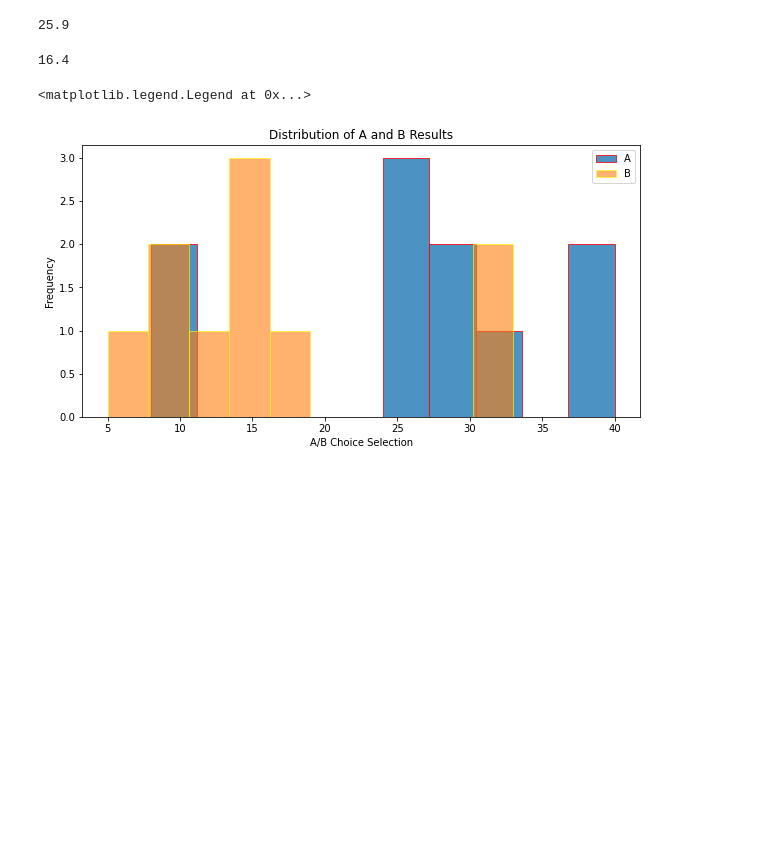
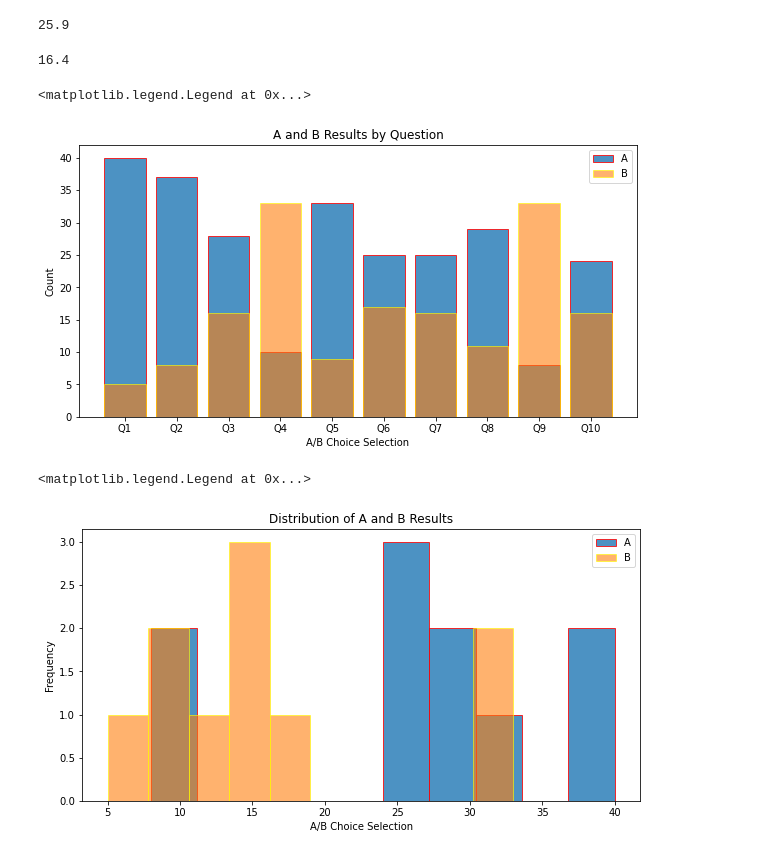
Before and after one commit to a-pa99/Course-Recommender-System-Capstone, a Jupyter notebook: Appendix/A B Test Stats.ipynb, the cells around one changed output. Saved outputs shown, nothing was run; the diff lists cells and outputs as text; code cells hidden in the pictures; blank space fills up the shorter version.

```diff
--- a/Appendix/A B Test Stats.ipynb
+++ b/Appendix/A B Test Stats.ipynb
@@ -248,6 +248,28 @@ twos_total = np.array([5,8,16,33,9,17,16,11,33,16])
 np.mean(twos_total)
 # %% [output]
 16.4
+# %%
+A_dict = {'Q1': 40, 'Q2': 37, 'Q3': 28, 'Q4': 10, 'Q5': 33, 'Q6': 25, 'Q7': 25, 'Q8': 29, 'Q9': 8, 'Q10': 24}
+
+B_dict = {'Q1': 5, 'Q2': 8, 'Q3': 16, 'Q4': 33, 'Q5': 9, 'Q6': 17, 'Q7': 16, 'Q8': 11, 'Q9': 33, 'Q10': 16}
+# %%
+#create figure
+fig, ax = plt.subplots(1, figsize = (10,5))
+
+#add title and x/y labels
+ax.set_title('A and B Results by Question')
+ax.set_xlabel('A/B Choice Selection')
+ax.set_ylabel('Count')
+
+#plot results
+ax.bar(A_dict.keys(), A_dict.values(), alpha = .8, edgecolor='red')
+ax.bar(B_dict.keys(), B_dict.values(),alpha = .6, edgecolor='yellow')
+
+#add legend
+ax.legend(('A', 'B'), loc='upper right')
+# %% [output]
+<matplotlib.legend.Legend at 0x...>
+[figure, added]
 # %%
 #create figure
 fig, ax = plt.subplots(1, figsize = (10,5))
```
